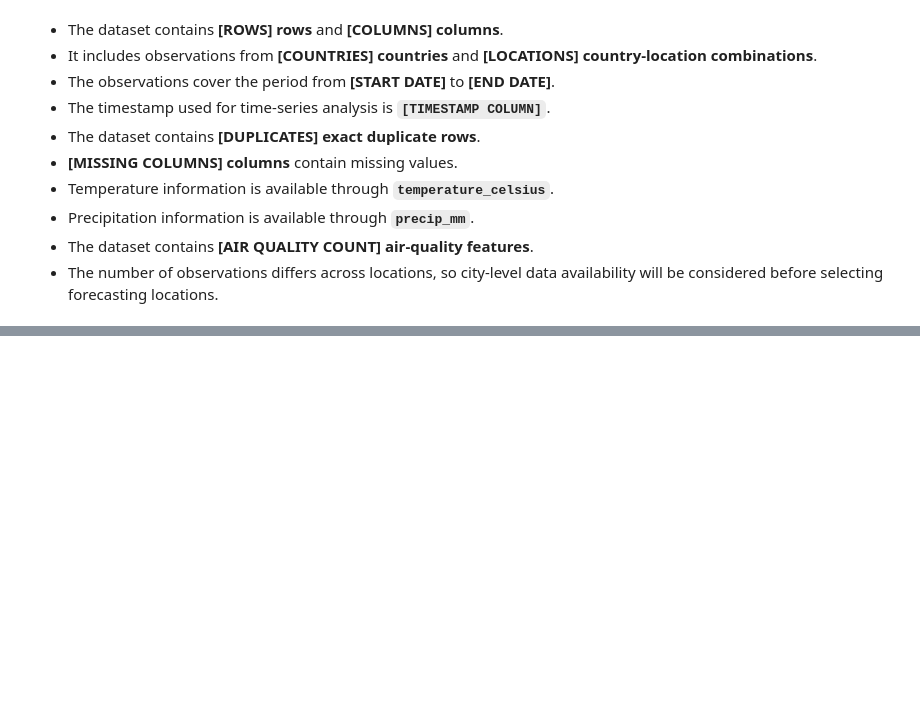
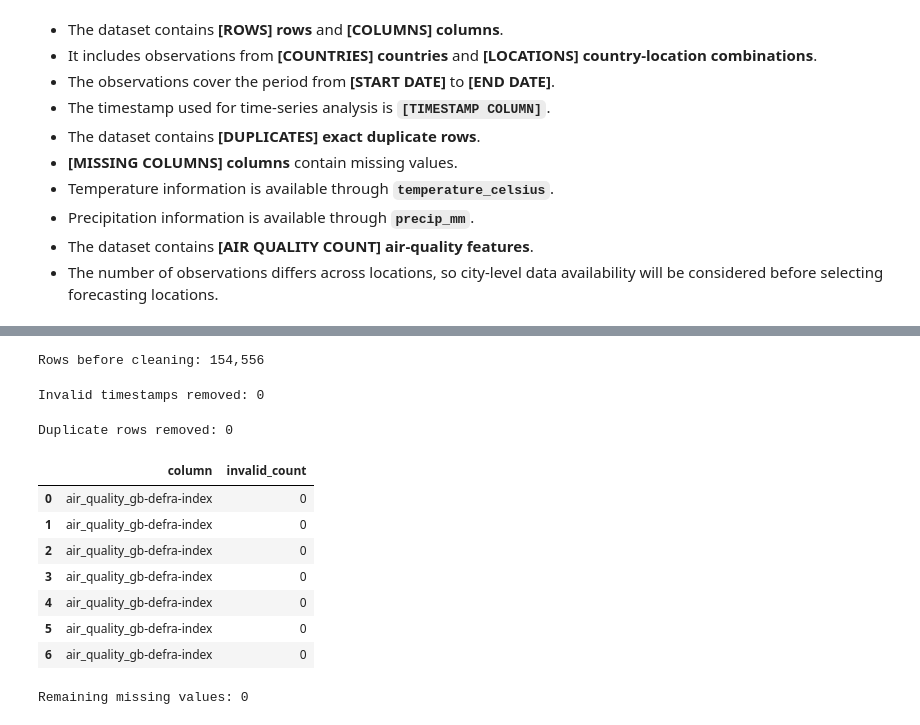
Before and after one commit to rajaraman04/Weather-Forecasting, a Jupyter notebook: weather_trend_forecasting.ipynb, the cells around one changed output, grey strips where cells are left out. Cells and saved outputs as stored; diff of their text form; code cells hidden in the pictures; blank space fills up the shorter version.

Commit message:
Implemented data preprocessing

```diff
--- a/weather_trend_forecasting.ipynb
+++ b/weather_trend_forecasting.ipynb
@@ -486,0 +489,72 @@ display(summary)
+# %%
+df_clean = df_raw.copy()
+rows_bf= len(df_clean)
+print(f"Rows before cleaning: {rows_bf:,}")
+# %% [output]
+Rows before cleaning: 154,556
+# %%
+df_clean[Time_Col] = pd.to_datetime(df_clean[Time_Col],errors="coerce")
+invalid_timestamp_count = df_clean[Time_Col].isna().sum()
+df_clean = df_clean.dropna(subset=[Time_Col]).copy()
+print(f"Invalid timestamps removed: {invalid_timestamp_count:,}")
+# %% [output]
+Invalid timestamps removed: 0
+# %%
+duplicate_cnt=df_clean.duplicated().sum()
+df_clean=df_clean.drop_duplicates().copy()
+print(f"Duplicate rows removed: {duplicate_cnt:,}")
+# %% [output]
+Duplicate rows removed: 0
+# %%
+df_clean["observation_date"] = (df_clean[Time_Col].dt.normalize())
+df_clean["year"]=df_clean["observation_date"].dt.year
+df_clean["month"] = df_clean["observation_date"].dt.month
+df_clean["month_name"] = df_clean["observation_date"].dt.month_name()
+df_clean["day_of_week"] = df_clean["observation_date"].dt.dayofweek
+df_clean["day_name"] = df_clean["observation_date"].dt.day_name()
+df_clean["day_of_year"] = df_clean["observation_date"].dt.dayofyear
+df_clean["quarter"] = df_clean["observation_date"].dt.quarter
+# %%
+def get_season(month):
+    if month in [12,1,2]:
+        return "Winter"
+    elif month in [3,4,5]:
+        return "Spring"
+    elif month in [6,7,8]:
+        return "Summer"
+    return "Autumn"
+df_clean["season"] = df_clean["month"].apply(get_season)
+# %%
+validation_rules = {"humidity":(0,100),"cloud":(0,100),"latitude":(-90,90),"longitude":(-180,180),
+                    "precip_mm":(0,None),"visibility_km":(0,None),"wind_kph":(0,None),}
+invalid_value_summary = []
+for col, (min, maxi) in validation_rules.items():
+    if col not in df_clean.columns:
+        continue
+    invalid_mask = pd.Series(False, index=df_clean.index)
+    if min is not None:
+        invalid_mask |= df_clean[column]<min
+
+    if maxi is not None:
+        invalid_mask |= df_clean[column]>maxi
+    invalid_count=invalid_mask.sum()
+    invalid_value_summary.append({"column": column,"invalid_count": invalid_count})
+    df_clean.loc[invalid_mask,column]=np.nan
+invalid_value_summary = pd.DataFrame(invalid_value_summary)
+display(invalid_value_summary)
+# %% [output]
+|  | column | invalid_count |
+| 0 | air_quality_gb-defra-index | 0 |
+| 1 | air_quality_gb-defra-index | 0 |
+| 2 | air_quality_gb-defra-index | 0 |
+| 3 | air_quality_gb-defra-index | 0 |
+| 4 | air_quality_gb-defra-index | 0 |
+| 5 | air_quality_gb-defra-index | 0 |
+| 6 | air_quality_gb-defra-index | 0 |
+# %%
+numeric_columns_with_missing=df_clean.select_dtypes(include=np.number).columns[df_clean.select_dtypes(include=np.number).isna().any()]
+for col in numeric_columns_with_missing:
+    df_clean[col] = df_clean[col].fillna(df_clean[col].median())
+print("Remaining missing values:",df_clean.isna().sum().sum())
+# %% [output]
+Remaining missing values: 0
```
Also changed, not shown: parts of 4 cells of this notebook.
